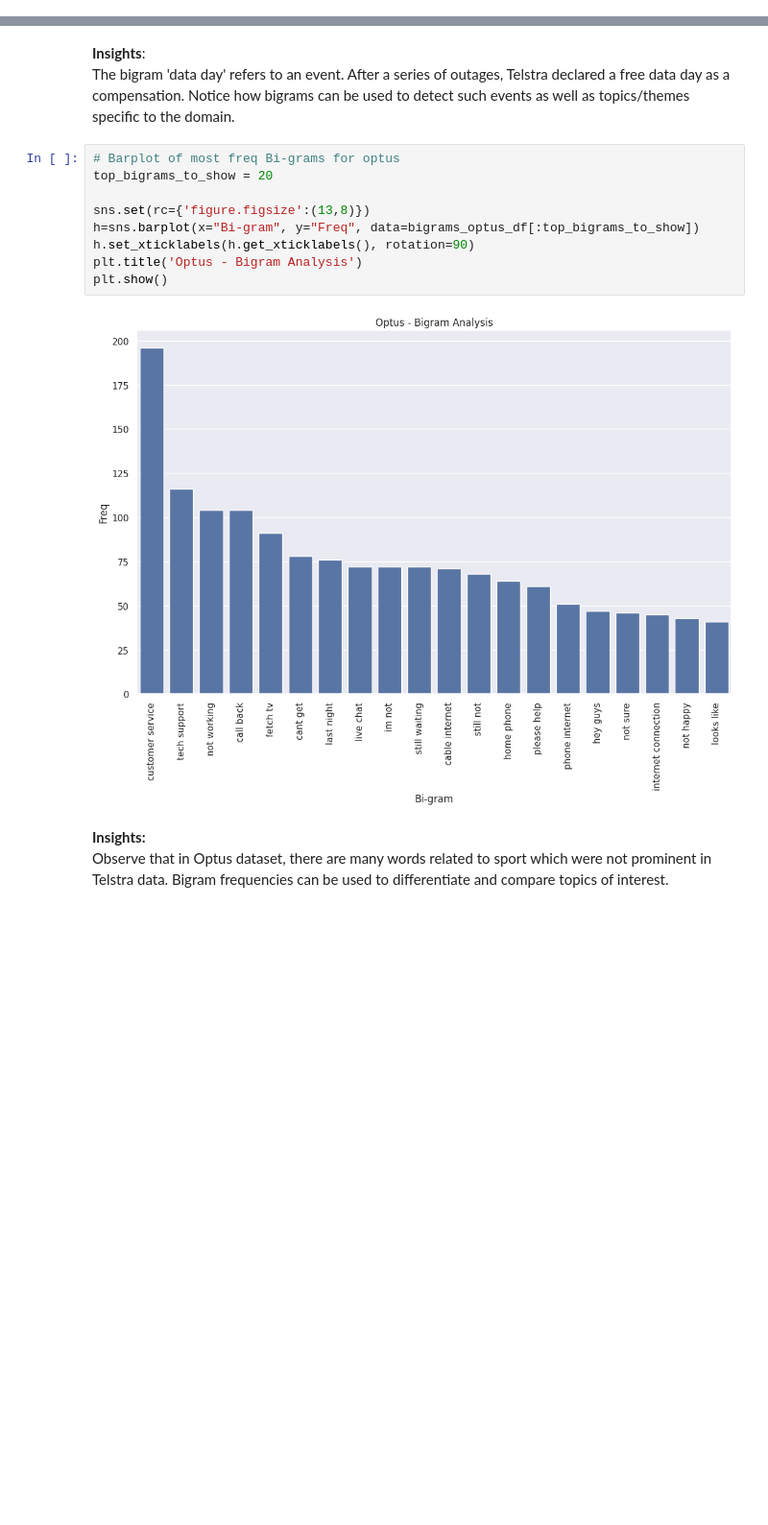
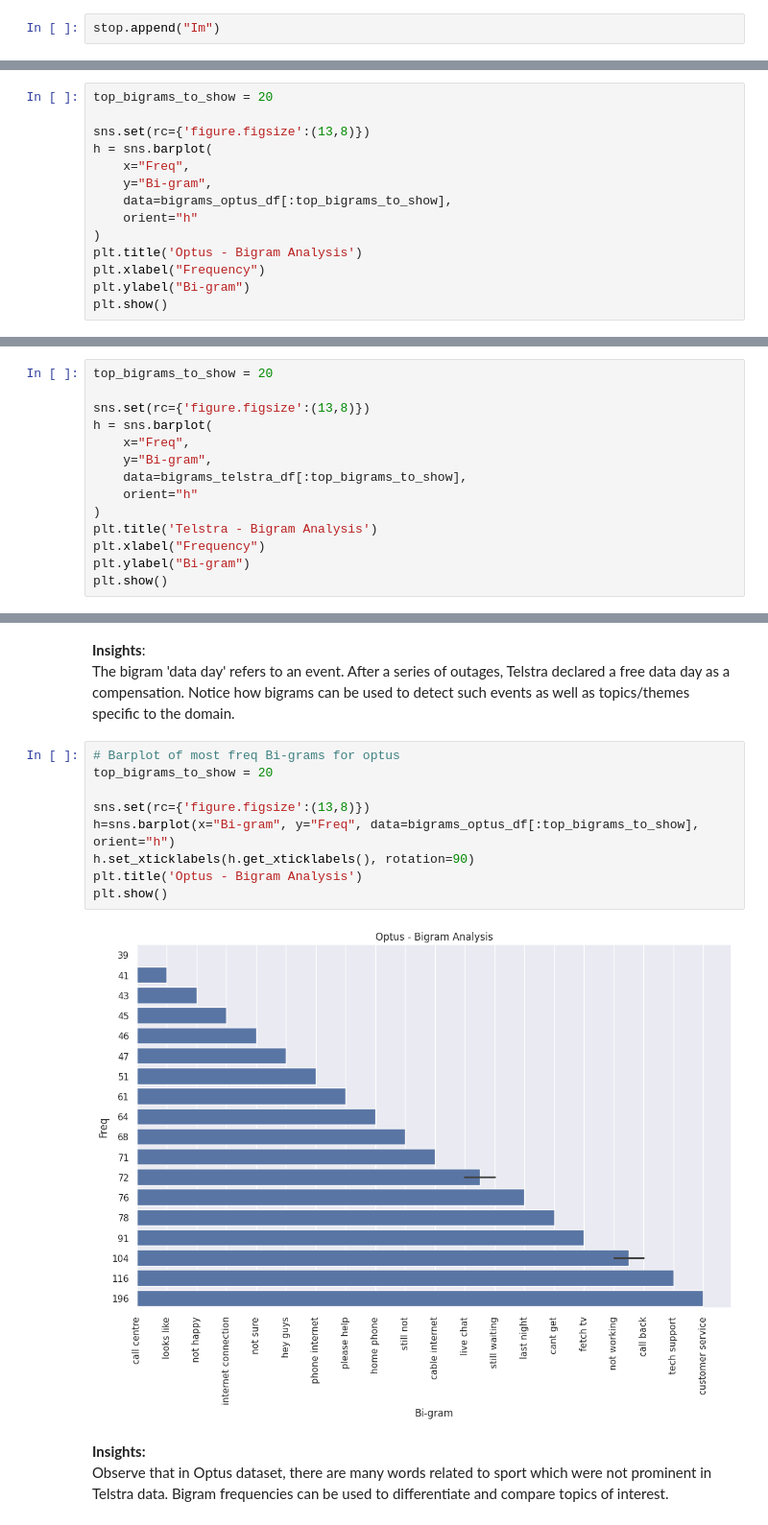
Before and after one commit to Diinmel/PR1, a Jupyter notebook: Week_06_Advanced_NLP_Workshop.ipynb, the cells around one changed output, grey strips where cells are left out. Shown at 96% size. Drawn from its saved outputs; the diff is of its cells as text; blank space fills up the shorter version.

```diff
--- a/Week_06_Advanced_NLP_Workshop.ipynb
+++ b/Week_06_Advanced_NLP_Workshop.ipynb
@@ -230,3 +230,5 @@ stop.remove('not')
+# %%
+stop.append("Im")
 # %%
 print(stop)
 # %% [output]
@@ -498,0 +538,14 @@ plt.show()
+# %%
+top_bigrams_to_show = 20
+
+sns.set(rc={'figure.figsize':(13,8)})
+h = sns.barplot(
+    x="Freq",
+    y="Bi-gram",
+    data=bigrams_optus_df[:top_bigrams_to_show],
+    orient="h"
+)
+plt.title('Optus - Bigram Analysis')
+plt.xlabel("Frequency")
+plt.ylabel("Bi-gram")
+plt.show()
@@ -498,0 +554,14 @@ plt.show()
+# %%
+top_bigrams_to_show = 20
+
+sns.set(rc={'figure.figsize':(13,8)})
+h = sns.barplot(
+    x="Freq",
+    y="Bi-gram",
+    data=bigrams_telstra_df[:top_bigrams_to_show],
+    orient="h"
+)
+plt.title('Telstra - Bigram Analysis')
+plt.xlabel("Frequency")
+plt.ylabel("Bi-gram")
+plt.show()
@@ -502,14 +573,14 @@ The bigram 'data day' refers to an event. After a series of outages, Telstra dec
 # %%
 # Barplot of most freq Bi-grams for optus
 top_bigrams_to_show = 20
 
 sns.set(rc={'figure.figsize':(13,8)})
-h=sns.barplot(x="Bi-gram", y="Freq", data=bigrams_optus_df[:top_bigrams_to_show])
+h=sns.barplot(x="Bi-gram", y="Freq", data=bigrams_optus_df[:top_bigrams_to_show], orient="h")
 h.set_xticklabels(h.get_xticklabels(), rotation=90)
 plt.title('Optus - Bigram Analysis')
 plt.show()
 # %% [output]
-[figure, old version]
+[figure, new version]
 # %% [markdown]
 **Insights:**
 Observe that in Optus dataset, there are many words related to sport which were not prominent in Telstra data. Bigram frequencies can be used to differentiate and compare topics of interest.
```
Also changed, not shown: parts of 22 cells of this notebook.
